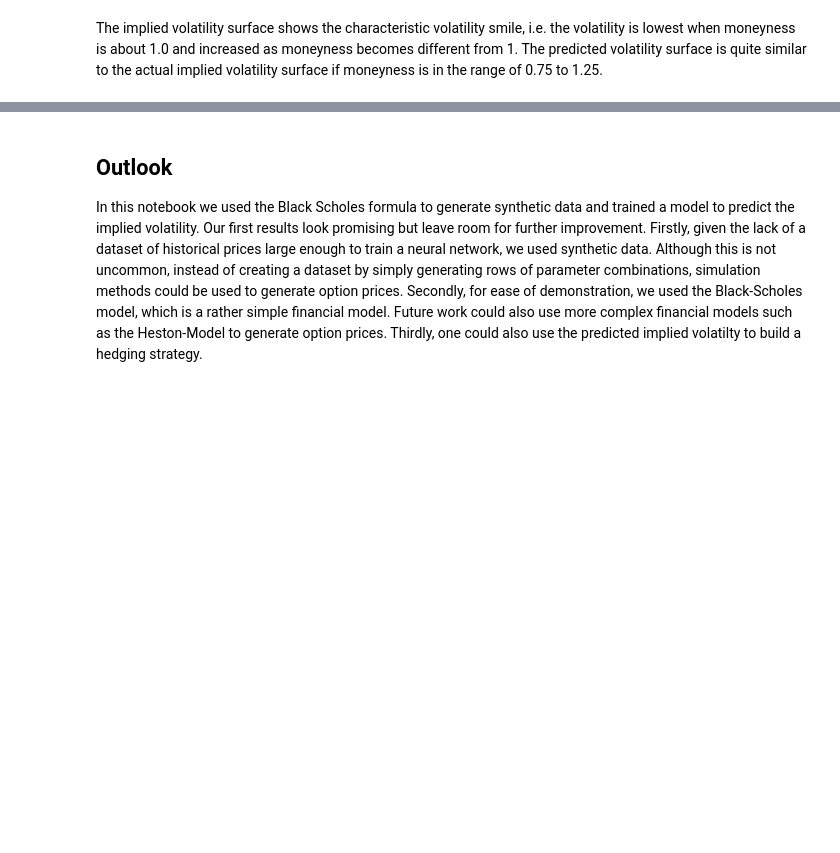
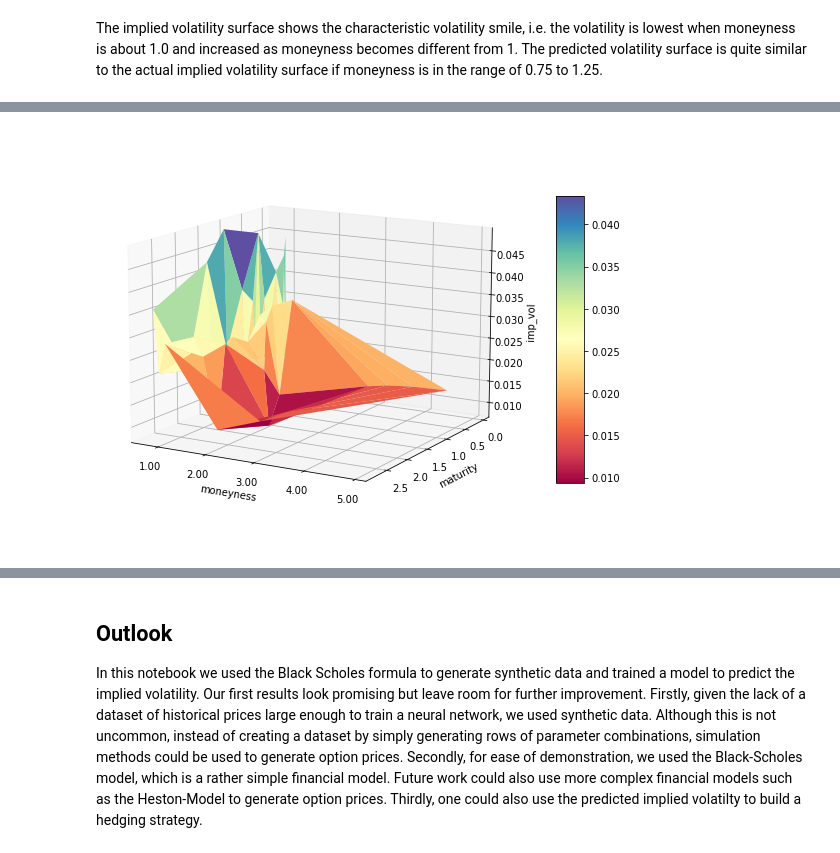
Before and after one commit to kboroz/DeepFinance, a Jupyter notebook: black_scholes_learning_iv.ipynb, the cells around one changed output, grey strips where cells are left out. Saved outputs shown, nothing was run; the diff lists cells and outputs as text; code cells hidden in the pictures; blank space fills up the shorter version.

```diff
--- a/black_scholes_learning_iv.ipynb
+++ b/black_scholes_learning_iv.ipynb
@@ -399,0 +420,6 @@ The implied volatility surface shows the characteristic volatility smile, i.e. t
+# %%
+df_aapl['iv_pred'] = model.predict(df_aapl_2)
+# %%
+df_aapl['moneyness'] = df_aapl['stock_price'] / df_aapl['strike_price']
+# %%
+df_aapl['mae'] = abs(df_aapl['imp_vol'] - df_aapl['iv_pred'])
@@ -399,0 +435,9 @@ The implied volatility surface shows the characteristic volatility smile, i.e. t
+# %%
+# filter some implausible values for the implied volatility and the predicted implied_volatility
+df_aapl3 = df_aapl[df_aapl["imp_vol"] < 0.05]
+df_aapl4 = df_aapl3[df_aapl3["iv_pred"] > 0]
+# %%
+# Plot the implied volatility surface (implied volatility calculated with observed prices)
+plot_iv_surface(df_aapl4, z = 'imp_vol')
+# %% [output]
+[figure, added]
```
Also changed, not shown: parts of 18 cells of this notebook.
